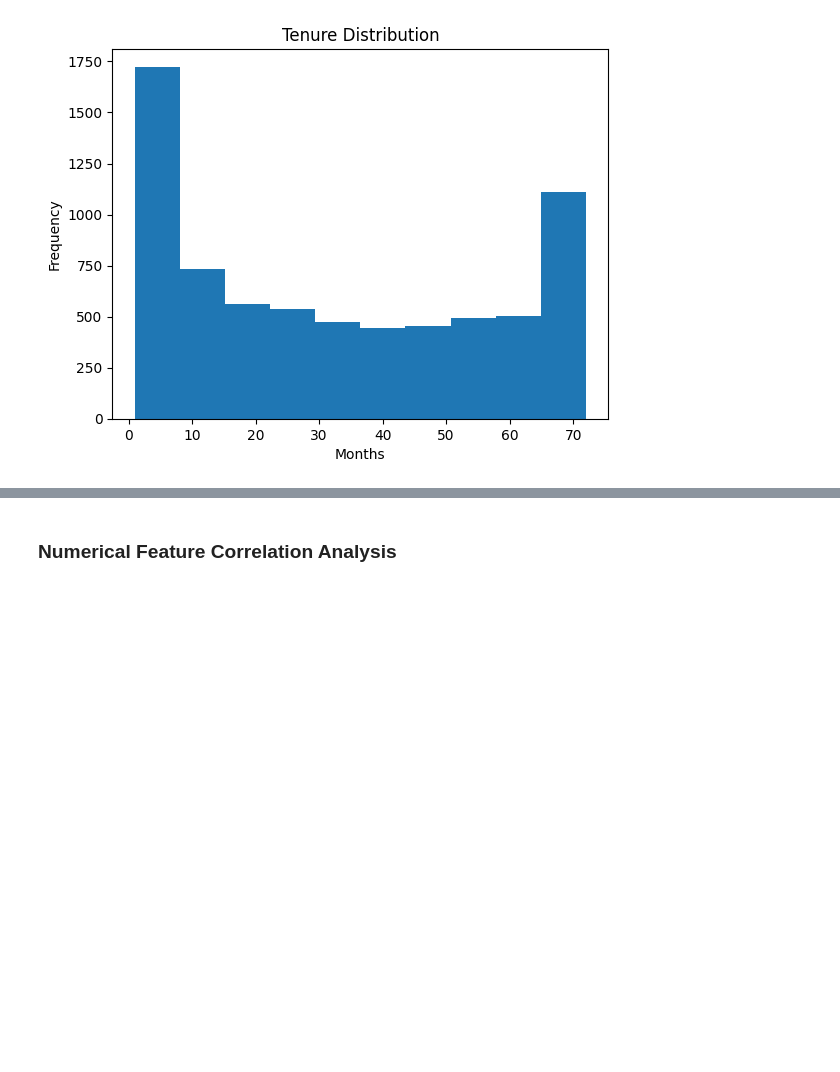
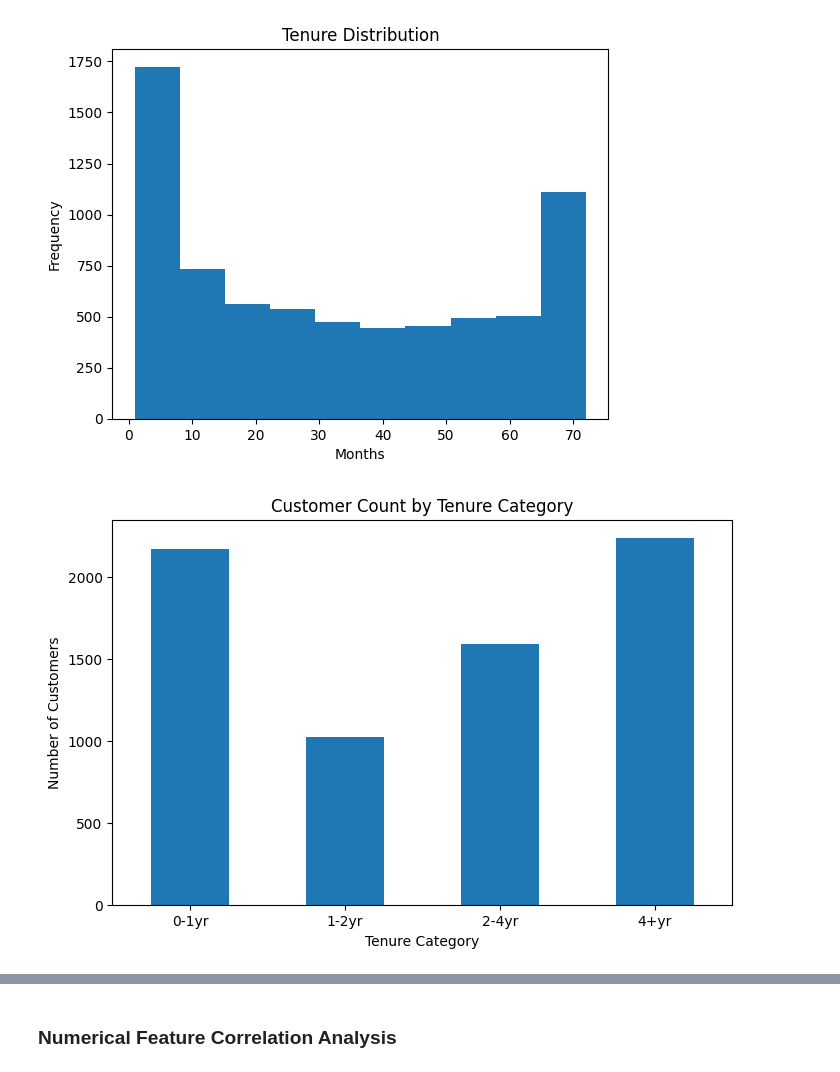
Before and after one commit to cuboidalstudios/MLAssignment2025, a Jupyter notebook: MLTask1.ipynb, the cells around one changed output, grey strips where cells are left out. Saved outputs shown, nothing was run; the diff lists cells and outputs as text; code cells hidden in the pictures; blank space fills up the shorter version.

```diff
--- a/MLTask1.ipynb
+++ b/MLTask1.ipynb
@@ -54,8 +54,10 @@ df.isna().sum()
 dtype: int64
 # %%
 # Clean TotalCharges
+# Convert TotalCharges to numeric, coerce errors
 df['TotalCharges'] = pd.to_numeric(df['TotalCharges'], errors='coerce')
-df['TotalCharges'].fillna(df['TotalCharges'].median(), inplace=True)
-df = df[df['tenure'] > 0]
+
+# Remove rows with missing TotalCharges
+df = df.dropna(subset=['TotalCharges'])
 df.head()
 # %% [output]
@@ -148,3 +149,18 @@ plt.ylabel('Frequency')
 plt.show()
 # %% [output]
 [figure]
+# %%
+# Count of customers per tenure category
+tenure_counts = df['TenureCategory'].value_counts().sort_index()
+
+# Plot
+plt.figure(figsize=(8,5))
+tenure_counts.plot(kind='bar')
+
+plt.title('Customer Count by Tenure Category')
+plt.xlabel('Tenure Category')
+plt.ylabel('Number of Customers')
+plt.xticks(rotation=0)
+plt.show()
+# %% [output]
+[figure, added]
```
Also changed, not shown: parts of 19 cells of this notebook.
